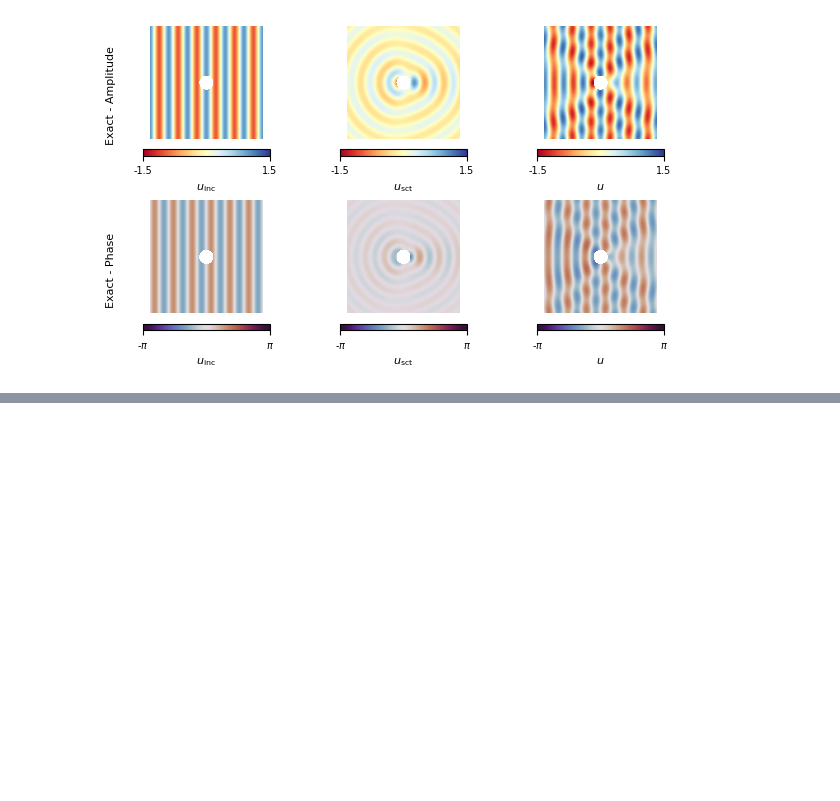
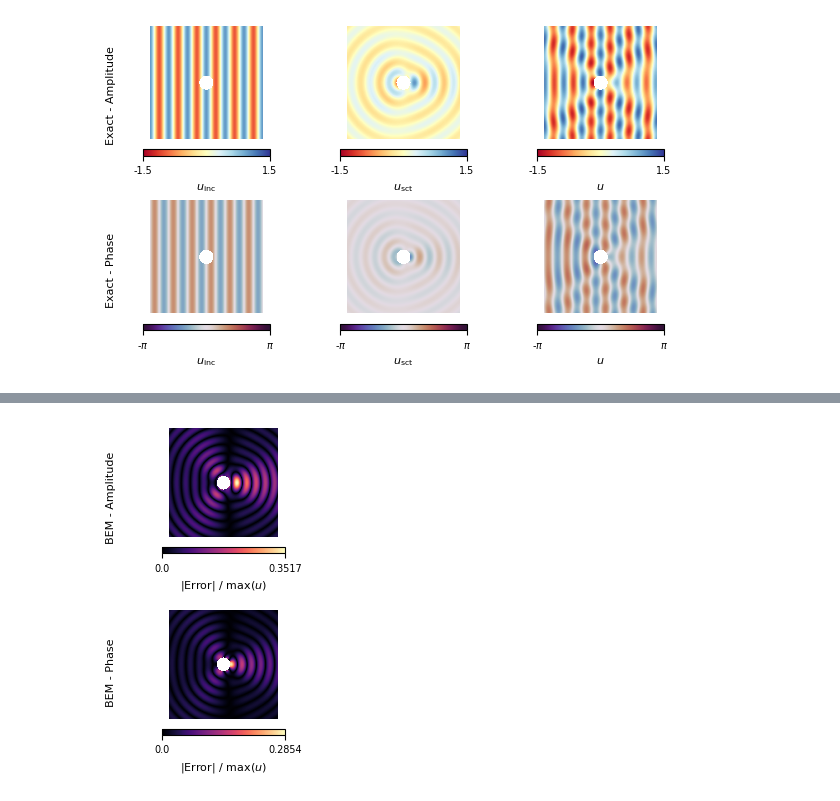
Before and after one commit to oscar-rincon/comparative-bem-pinns, a Jupyter notebook: main/bem/generalization_bem.ipynb, the cells around one changed output, grey strips where cells are left out. Drawn from its saved outputs; the diff is of its cells as text; code cells hidden in the pictures; blank space fills up the shorter version.

```diff
--- a/main/bem/generalization_bem.ipynb
+++ b/main/bem/generalization_bem.ipynb
@@ -214,3 +218,7 @@ plot_bem_displacements(X, Y, u_scn_amp, np.real(u_inc_exact) + u_scn_amp, np.abs
+# %%
+plot_bem_displacement_error(X, Y, u_scn_amp, np.real(u_inc_exact) + u_scn_amp, np.abs(np.real(u_scn_exact)-u_scn_amp), u_scn_phase, u_scn_phase+np.real(u_inc_exact), np.abs(np.imag(u_scn_exact)-u_scn_phase))
+# %% [output]
+[figure, added]
 # %%
 # Enmascar el potencial numérico en los puntos del dominio exterior
 R_grid = np.sqrt(X**2 + Y**2)
```
Also changed, not shown: parts of 4 cells of this notebook, 11 other files.
